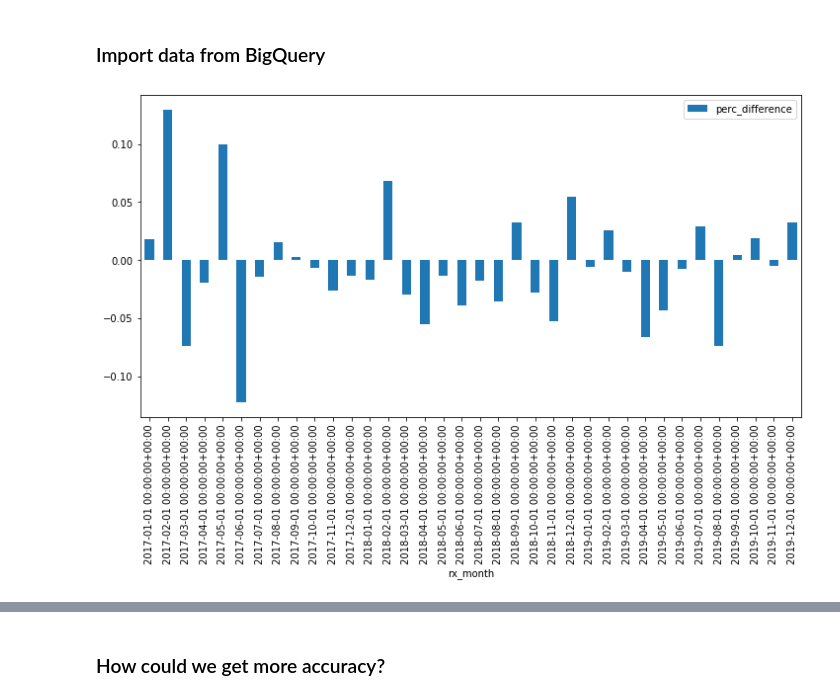
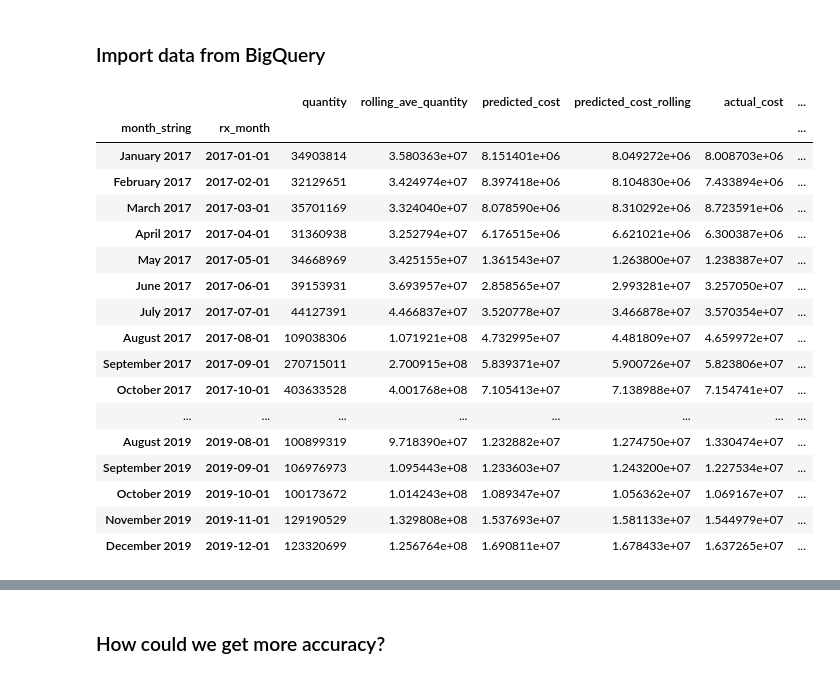
Before and after one commit to ebmdatalab/price-concessions-accuracy-notebook, a Jupyter notebook: notebooks/priceconcessions.ipynb, the cells around one changed output, grey strips where cells are left out. Saved outputs shown, nothing was run; the diff lists cells and outputs as text; code cells hidden in the pictures.

```diff
--- a/notebooks/priceconcessions.ipynb
+++ b/notebooks/priceconcessions.ipynb
@@ -14,13 +18,11 @@ Here's some text about what we need to do.
 ### Import data from BigQuery
 # %%
 sql = """
-  -- first, we create a temp table with aggregated data for each bnf_code and month,
-  -- which signfic antly reduces runtime for the main query
-  -- first, we create a temp table with aggregated data for each bnf_code and month,
+    -- first, we create a temp table with aggregated data for each bnf_code and month,
   -- which signficantly reduces runtime for the main query
   CREATE TEMP TABLE price_concessions_quantity AS
 SELECT
-  month,
+  month AS month,
   rx.bnf_code AS bnf_code,
   RTRIM(bnf_name) AS bnf_name,
   SUM(quantity) AS quantity,
@@ -50,7 +52,8 @@ ORDER BY
   month ;
   --this is the main query
 SELECT
-  rx.month AS rx_month,
+  FORMAT_TIMESTAMP("%B %Y", rx.month) AS month_string,
+  DATE(rx.month) AS rx_month,
   vmpp.bnf_code AS bnf_code,
   vmpp.nm AS product_name,
   SUM(rx.quantity) AS quantity,
@@ -121,6 +124,7 @@ ON
 WHERE
   rx.month >='2017-01-01'
 GROUP BY
+  month_string,
   rx.month,
   vmpp.bnf_code,
   vmpp.nm,
@@ -132,16 +136,12 @@ ORDER BY
   rx.month
 """
 
-#exportfile = os.path.join("..","data","ncso_df.csv")
-ncso_df = bq.cached_read(sql, csv_path='data/ncso_df.csv')
+exportfile = os.path.join("..","data","ncso_df.csv")
+ncso_df = bq.cached_read(sql, csv_path=exportfile)
 ncso_df["predicted_cost"] = pd.to_numeric(ncso_df["predicted_cost"])
 # %%
-ncso_sum_df=ncso_df.groupby('rx_month')[['quantity','rolling_ave_quantity','predicted_cost','predicted_cost_rolling','actual_cost']].sum()  #group data to show total per month
+ncso_sum_df=ncso_df.groupby(['month_string','rx_month',])[['quantity','rolling_ave_quantity','predicted_cost','predicted_cost_rolling','actual_cost']].sum()  #group data to show total per month
 # %%
 ncso_sum_df['difference'] = ncso_sum_df['predicted_cost'] - ncso_sum_df['actual_cost']  #calculate difference between predicted and actual
 # %%
 ncso_sum_df['perc_difference'] = ncso_sum_df['difference'] / ncso_sum_df['actual_cost'] #calculate percentage difference
-# %%
-ax = ncso_sum_df.plot.bar(figsize = (12,6), y='perc_difference')
-# %% [output]
-[figure, removed]
@@ -147,0 +150,21 @@ ax = ncso_sum_df.plot.bar(figsize = (12,6), y='perc_difference')
+# %%
+ncso_sum_df.sort_values(by=['rx_month'])
+# %% [output]
+|  |  | quantity | rolling_ave_quantity | predicted_cost | predicted_cost_rolling | actual_cost | ... |
+| month_string | rx_month |  |  |  |  |  | ... |
+| January 2017 | 2017-01-01 | 34903814 | 3.580363e+07 | 8.151401e+06 | 8.049272e+06 | 8.008703e+06 | ... |
+| February 2017 | 2017-02-01 | 32129651 | 3.424974e+07 | 8.397418e+06 | 8.104830e+06 | 7.433894e+06 | ... |
+| March 2017 | 2017-03-01 | 35701169 | 3.324040e+07 | 8.078590e+06 | 8.310292e+06 | 8.723591e+06 | ... |
+| April 2017 | 2017-04-01 | 31360938 | 3.252794e+07 | 6.176515e+06 | 6.621021e+06 | 6.300387e+06 | ... |
+| May 2017 | 2017-05-01 | 34668969 | 3.425155e+07 | 1.361543e+07 | 1.263800e+07 | 1.238387e+07 | ... |
+| June 2017 | 2017-06-01 | 39153931 | 3.693957e+07 | 2.858565e+07 | 2.993281e+07 | 3.257050e+07 | ... |
+| July 2017 | 2017-07-01 | 44127391 | 4.466837e+07 | 3.520778e+07 | 3.466878e+07 | 3.570354e+07 | ... |
+| August 2017 | 2017-08-01 | 109038306 | 1.071921e+08 | 4.732995e+07 | 4.481809e+07 | 4.659972e+07 | ... |
+| September 2017 | 2017-09-01 | 270715011 | 2.700915e+08 | 5.839371e+07 | 5.900726e+07 | 5.823806e+07 | ... |
+| October 2017 | 2017-10-01 | 403633528 | 4.001768e+08 | 7.105413e+07 | 7.138988e+07 | 7.154741e+07 | ... |
+| ... | ... | ... | ... | ... | ... | ... | ... |
+| August 2019 | 2019-08-01 | 100899319 | 9.718390e+07 | 1.232882e+07 | 1.274750e+07 | 1.330474e+07 | ... |
+| September 2019 | 2019-09-01 | 106976973 | 1.095443e+08 | 1.233603e+07 | 1.243200e+07 | 1.227534e+07 | ... |
+| October 2019 | 2019-10-01 | 100173672 | 1.014243e+08 | 1.089347e+07 | 1.056362e+07 | 1.069167e+07 | ... |
+| November 2019 | 2019-11-01 | 129190529 | 1.329808e+08 | 1.537693e+07 | 1.581133e+07 | 1.544979e+07 | ... |
+| December 2019 | 2019-12-01 | 123320699 | 1.256764e+08 | 1.690811e+07 | 1.678433e+07 | 1.637265e+07 | ... |
```
Also changed, not shown: parts of 8 cells of this notebook, 4 other files.
